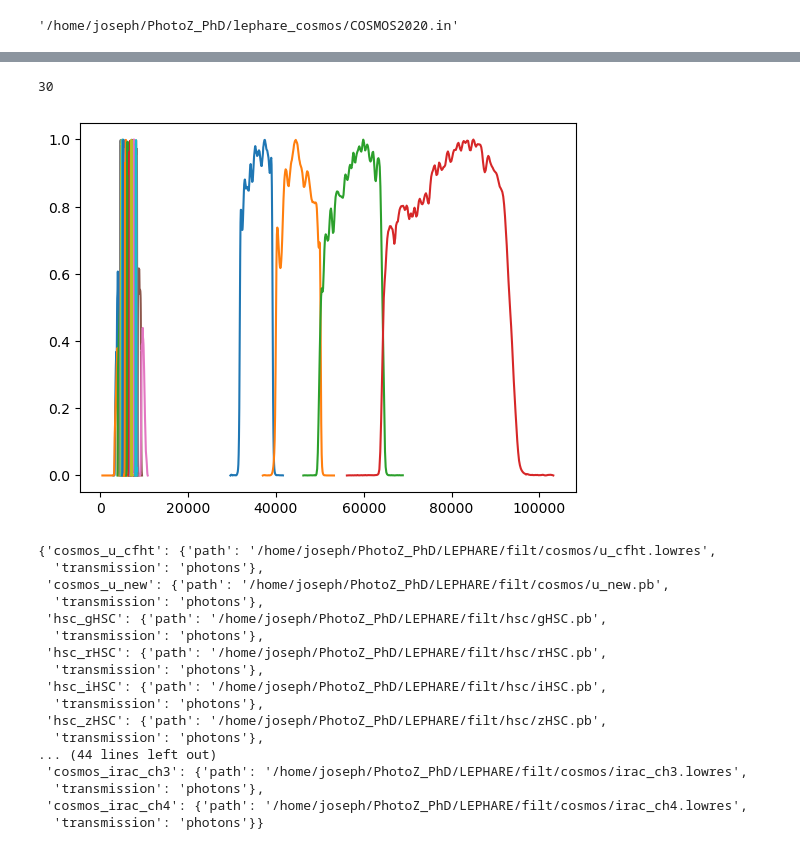
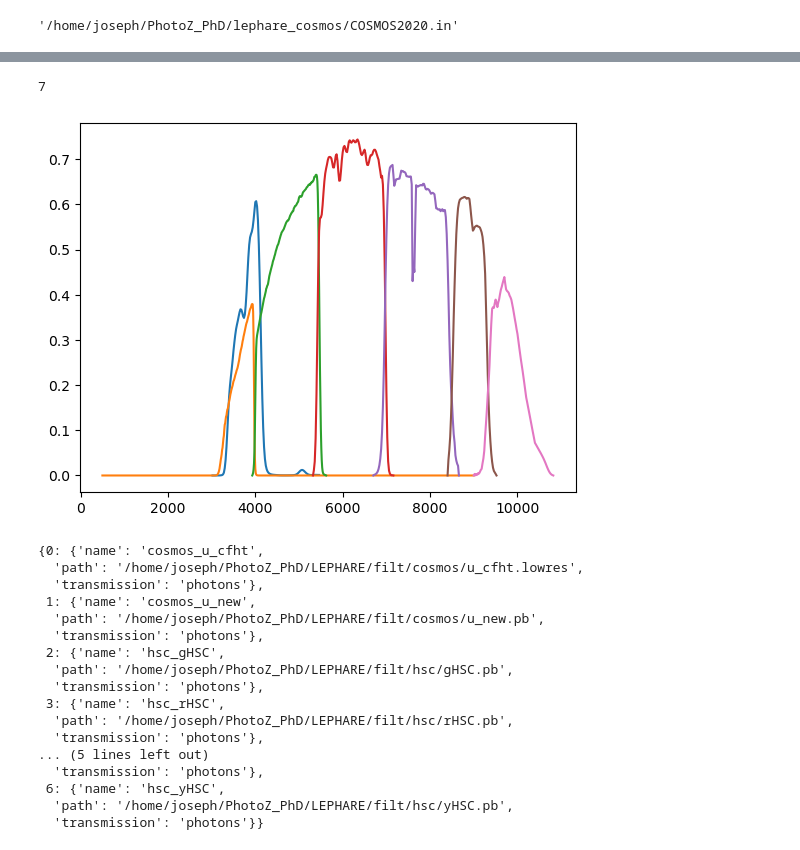
Before and after one commit to JospehCeh/EmuLP, a Jupyter notebook: Check_and_prepare_inputs.ipynb, the cells around one changed output, grey strips where cells are left out. Drawn from its saved outputs; the diff is of its cells as text; code cells hidden in the pictures.

```diff
--- a/Check_and_prepare_inputs.ipynb
+++ b/Check_and_prepare_inputs.ipynb
@@ -15,5 +27,6 @@ cosmos_cat_arr.shape
 # %%
 cosmos_filt_dir = os.path.abspath('../LEPHARE/filt')
+'''
 cosmos_filt_list = [ os.path.join(cosmos_filt_dir, filt) for filt in ["cosmos/u_cfht.lowres",\
                                                                       "cosmos/u_new.pb",\
                                                                       "hsc/gHSC.pb",\
@@ -45,6 +58,15 @@ cosmos_filt_list = [ os.path.join(cosmos_filt_dir, filt) for filt in ["cosmos/u_
                                                                       "cosmos/irac_ch3.lowres",\
                                                                       "cosmos/irac_ch4.lowres"]
                    ]
+'''
+cosmos_filt_list = [ os.path.join(cosmos_filt_dir, filt) for filt in ["cosmos/u_cfht.lowres",\
+                                                                      "cosmos/u_new.pb",\
+                                                                      "hsc/gHSC.pb",\
+                                                                      "hsc/rHSC.pb",\
+                                                                      "hsc/iHSC.pb",\
+                                                                      "hsc/zHSC.pb",\
+                                                                      "hsc/yHSC.pb"]
+                   ]
 N_FILT=len(cosmos_filt_list)
 N_FILT
 # %% [output]
@@ -76,43 +88,44 @@ cosmos_filt_list
 # %%
-filt_trans_type = [1,1,1,1,1,1,1,1,1,1,1,1,1,1,1,1,1,1,1,1,1,1,1,1,1,1,1,1,1,1]
+#filt_trans_type = [1,1,1,1,1,1,1,1,1,1,1,1,1,1,1,1,1,1,1,1,1,1,1,1,1,1,1,1,1,1]
+filt_trans_type = [1,1,1,1,1,1,1]
 assert len(filt_trans_type)==N_FILT
 print(len(filt_trans_type))
 # %% [output]
-30
+7
 # %%
-for filt in cosmos_filt_list[:7]+cosmos_filt_list[12:-5]+cosmos_filt_list[-4:]:
+for filt in cosmos_filt_list: #[:7]+cosmos_filt_list[12:-5]+cosmos_filt_list[-4:]:
     x, y = np.loadtxt(filt, unpack=True)
     plt.plot(x, y)
 # %% [output]
-[figure, old version]
+[figure, new version]
 # %%
 filt_dict = {}
-for filt, trans_typ in zip(cosmos_filt_list, filt_trans_type):
+for _id, (filt, trans_typ) in enumerate(zip(cosmos_filt_list, filt_trans_type)):
     folder, file = filt.split('/')[-2:]
     name=folder+"_"+file.split('.')[0]
     if trans_typ == 1:
         transm = "photons"
     else:
         transm = "energy"
-    filt_dict[name] = {"path" : filt, "transmission" : transm}
+    filt_dict[_id] = {"name" : name, "path" : filt, "transmission" : transm}
 filt_dict
 # %% [output]
-{'cosmos_u_cfht': {'path': '/home/joseph/PhotoZ_PhD/LEPHARE/filt/cosmos/u_cfht.lowres',
+{0: {'name': 'cosmos_u_cfht',
+  'path': '/home/joseph/PhotoZ_PhD/LEPHARE/filt/cosmos/u_cfht.lowres',
   'transmission': 'photons'},
- 'cosmos_u_new': {'path': '/home/joseph/PhotoZ_PhD/LEPHARE/filt/cosmos/u_new.pb',
+ 1: {'name': 'cosmos_u_new',
+  'path': '/home/joseph/PhotoZ_PhD/LEPHARE/filt/cosmos/u_new.pb',
   'transmission': 'photons'},
- 'hsc_gHSC': {'path': '/home/joseph/PhotoZ_PhD/LEPHARE/filt/hsc/gHSC.pb',
+ 2: {'name': 'hsc_gHSC',
+  'path': '/home/joseph/PhotoZ_PhD/LEPHARE/filt/hsc/gHSC.pb',
   'transmission': 'photons'},
- 'hsc_rHSC': {'path': '/home/joseph/PhotoZ_PhD/LEPHARE/filt/hsc/rHSC.pb',
+ 3: {'name': 'hsc_rHSC',
+  'path': '/home/joseph/PhotoZ_PhD/LEPHARE/filt/hsc/rHSC.pb',
   'transmission': 'photons'},
- 'hsc_iHSC': {'path': '/home/joseph/PhotoZ_PhD/LEPHARE/filt/hsc/iHSC.pb',
+... (5 lines left out)
   'transmission': 'photons'},
- 'hsc_zHSC': {'path': '/home/joseph/PhotoZ_PhD/LEPHARE/filt/hsc/zHSC.pb',
-  'transmission': 'photons'},
-... (44 lines left out)
- 'cosmos_irac_ch3': {'path': '/home/joseph/PhotoZ_PhD/LEPHARE/filt/cosmos/irac_ch3.lowres',
-  'transmission': 'photons'},
- 'cosmos_irac_ch4': {'path': '/home/joseph/PhotoZ_PhD/LEPHARE/filt/cosmos/irac_ch4.lowres',
+ 6: {'name': 'hsc_yHSC',
+  'path': '/home/joseph/PhotoZ_PhD/LEPHARE/filt/hsc/yHSC.pb',
   'transmission': 'photons'}}
 # %%
 len(filt_dict.keys())
```
Also changed, not shown: parts of 21 cells of this notebook, 25 other files.
